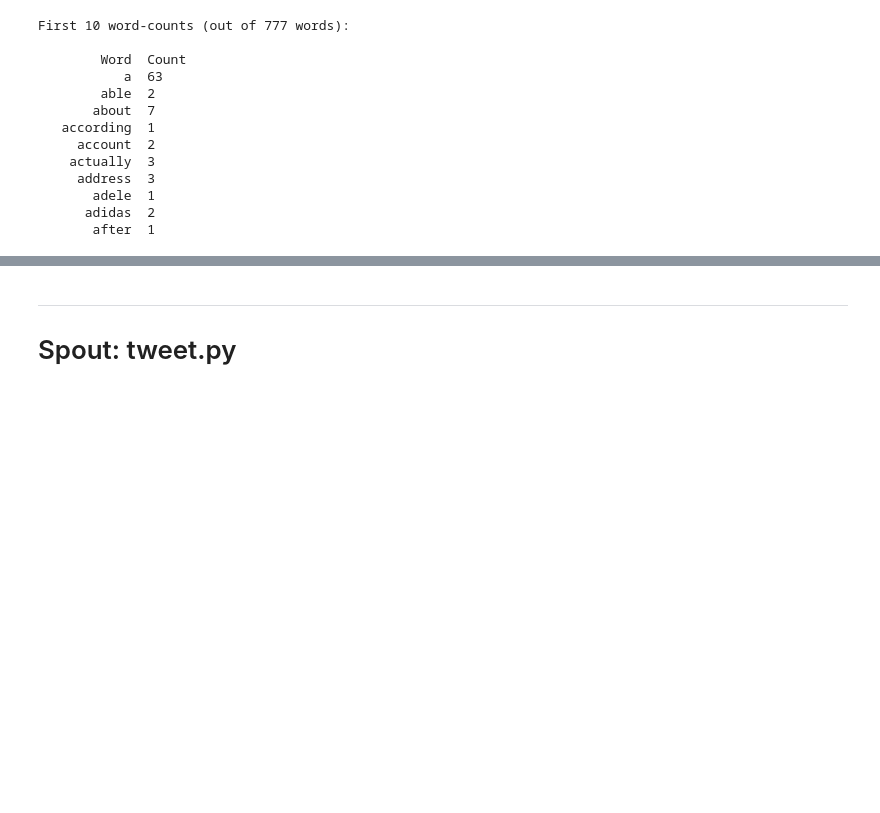
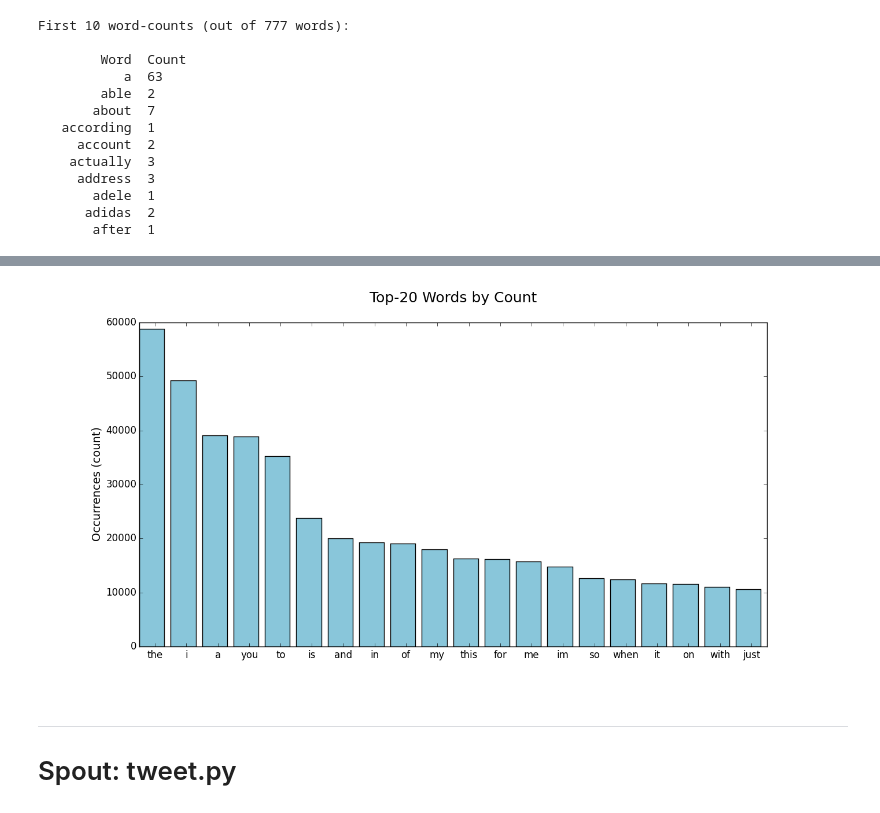
Before and after one commit to andrea-soto/TwitterStreamingApp, a Jupyter notebook: Jupyter Notebook.ipynb, the cells around one changed output, grey strips where cells are left out. Saved outputs shown, nothing was run; the diff lists cells and outputs as text; code cells hidden in the pictures; blank space fills up the shorter version.

```diff
--- a/Jupyter Notebook.ipynb
+++ b/Jupyter Notebook.ipynb
@@ -242,3 +354,8 @@ if __name__ == '__main__':
+# %%
+from IPython.display import Image
+Image(filename='analysis/plot.png')
+# %% [output]
+[figure, added]
 # %% [markdown]
 ---
 # Spout: tweet.py
```
Also changed, not shown: parts of 20 cells of this notebook, 4 other files.
